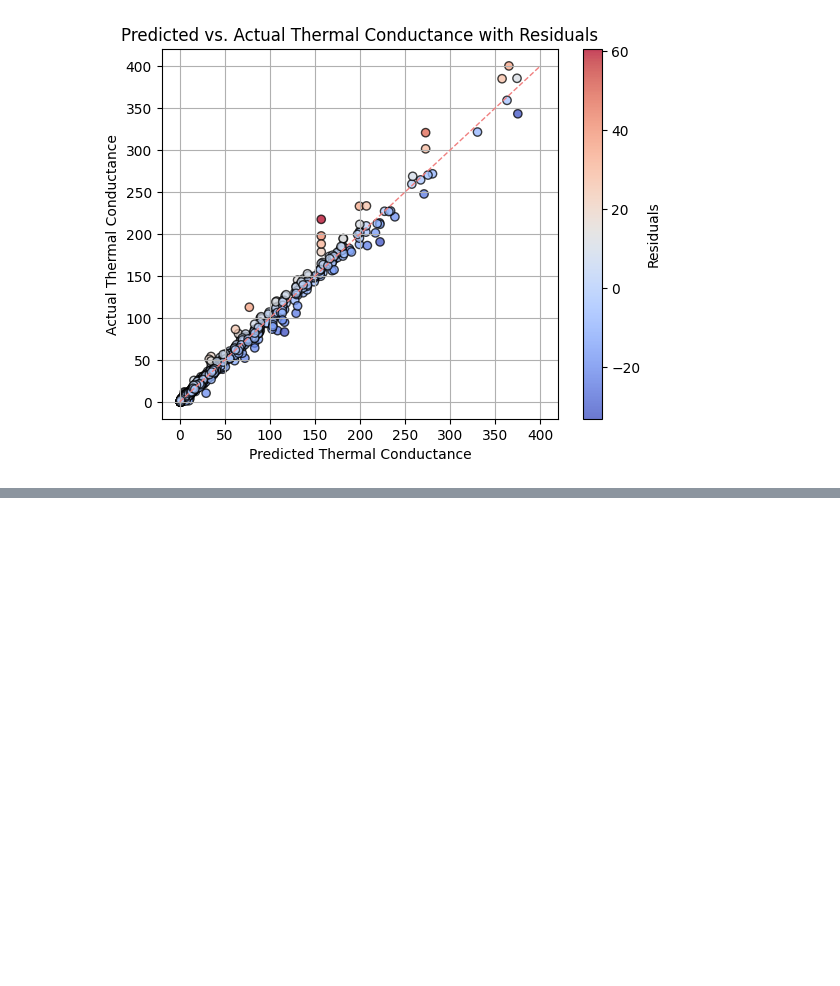
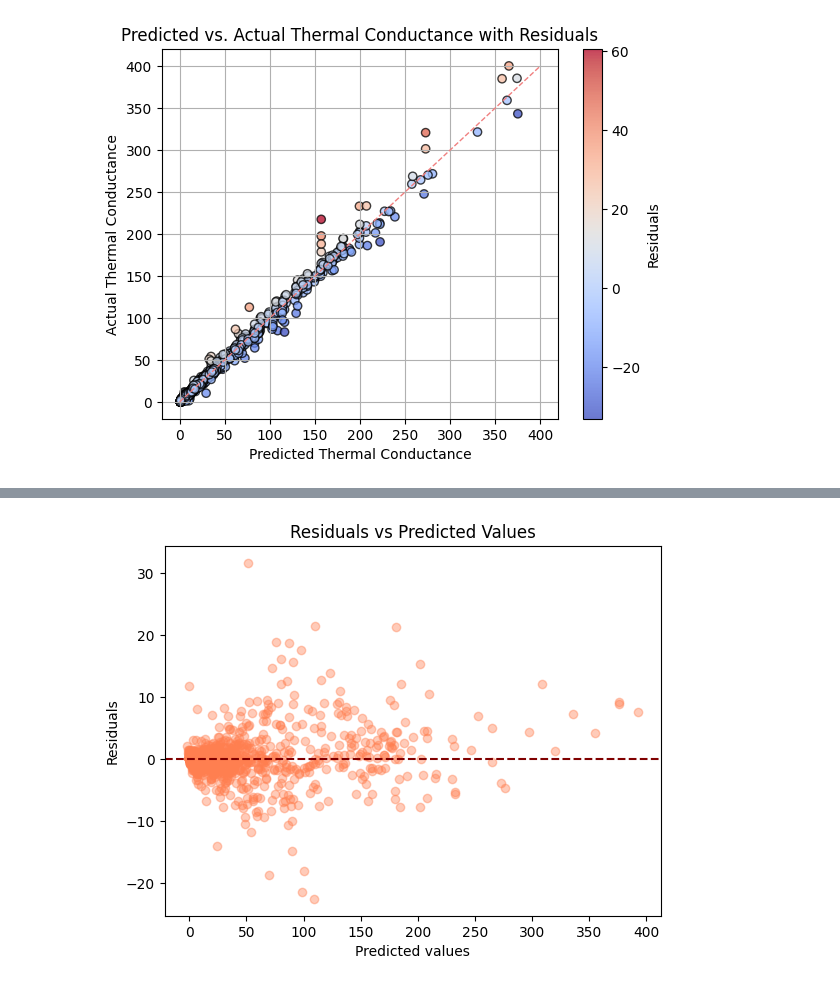
Before and after one commit to ariahosseini/TradML, a Jupyter notebook: ML_2D_Materials_Interfacial_Thermal_Conductance.ipynb, the cells around one changed output, grey strips where cells are left out. Cells and saved outputs as stored; diff of their text form; code cells hidden in the pictures; blank space fills up the shorter version.

```diff
--- a/ML_2D_Materials_Interfacial_Thermal_Conductance.ipynb
+++ b/ML_2D_Materials_Interfacial_Thermal_Conductance.ipynb
@@ -450,0 +555,10 @@ plt.show()
+# %%
+plt.figure()
+plt.scatter(y_pred, residuals, color="coral", alpha=0.4)
+plt.axhline(y=0, color='maroon', linestyle='--')
+plt.xlabel("Predicted values")
+plt.ylabel("Residuals")
+plt.title("Residuals vs Predicted Values")
+plt.show()
+# %% [output]
+[figure, added]
```
Also changed, not shown: parts of 27 cells of this notebook.
